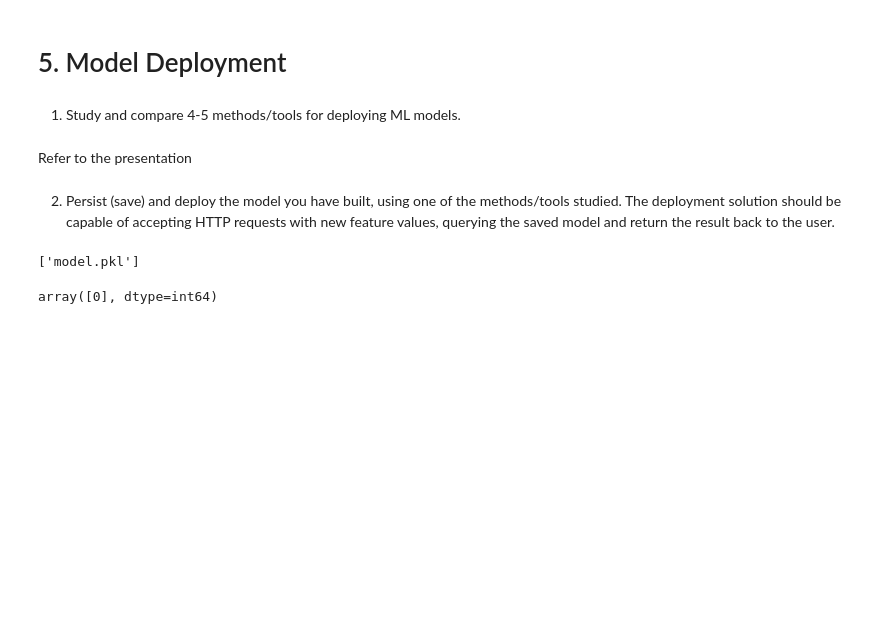
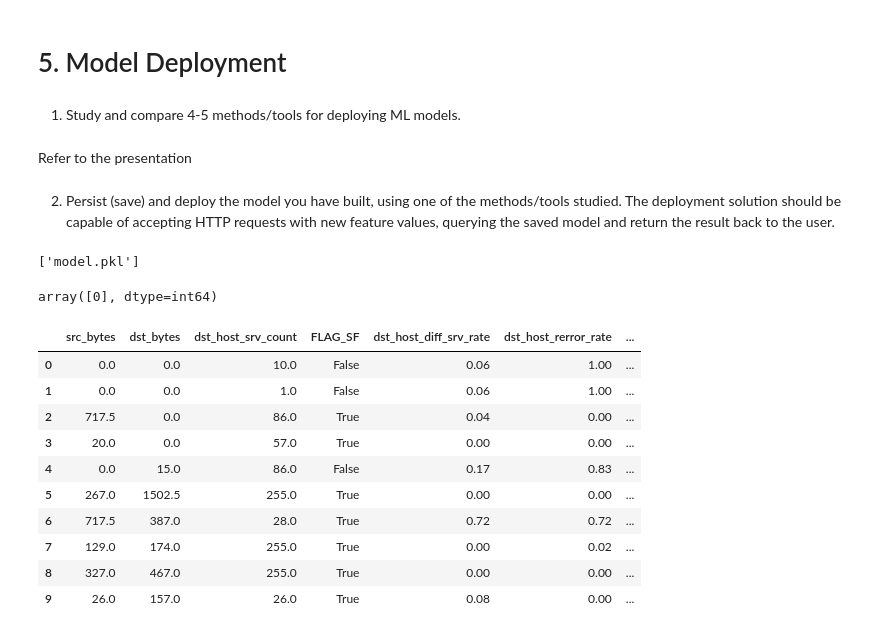
Before and after one commit to amanovishnu/anamoly_detection, a Jupyter notebook: pickle_file/AML_ASSIGNMENT2_ANOMALY.ipynb, the cells around one changed output. Cells and saved outputs as stored; diff of their text form; code cells hidden in the pictures; blank space fills up the shorter version.

```diff
--- a/pickle_file/AML_ASSIGNMENT2_ANOMALY.ipynb
+++ b/pickle_file/AML_ASSIGNMENT2_ANOMALY.ipynb
@@ -1092,3 +1093,19 @@ predictions
 array([0], dtype=int64)
 # %%
 model_data_df.to_csv("cleaned.csv", index=False)
+# %%
+rf = pd.read_csv("cleaned.csv")
+# %%
+rf.head(10)
+# %% [output]
+|  | src_bytes | dst_bytes | dst_host_srv_count | FLAG_SF | dst_host_diff_srv_rate | dst_host_rerror_rate | ... |
+| 0 | 0.0 | 0.0 | 10.0 | False | 0.06 | 1.00 | ... |
+| 1 | 0.0 | 0.0 | 1.0 | False | 0.06 | 1.00 | ... |
+| 2 | 717.5 | 0.0 | 86.0 | True | 0.04 | 0.00 | ... |
+| 3 | 20.0 | 0.0 | 57.0 | True | 0.00 | 0.00 | ... |
+| 4 | 0.0 | 15.0 | 86.0 | False | 0.17 | 0.83 | ... |
+| 5 | 267.0 | 1502.5 | 255.0 | True | 0.00 | 0.00 | ... |
+| 6 | 717.5 | 387.0 | 28.0 | True | 0.72 | 0.72 | ... |
+| 7 | 129.0 | 174.0 | 255.0 | True | 0.00 | 0.02 | ... |
+| 8 | 327.0 | 467.0 | 255.0 | True | 0.00 | 0.00 | ... |
+| 9 | 26.0 | 157.0 | 26.0 | True | 0.08 | 0.00 | ... |
```
Also changed, not shown: parts of 2 cells of this notebook, 8 other files.
